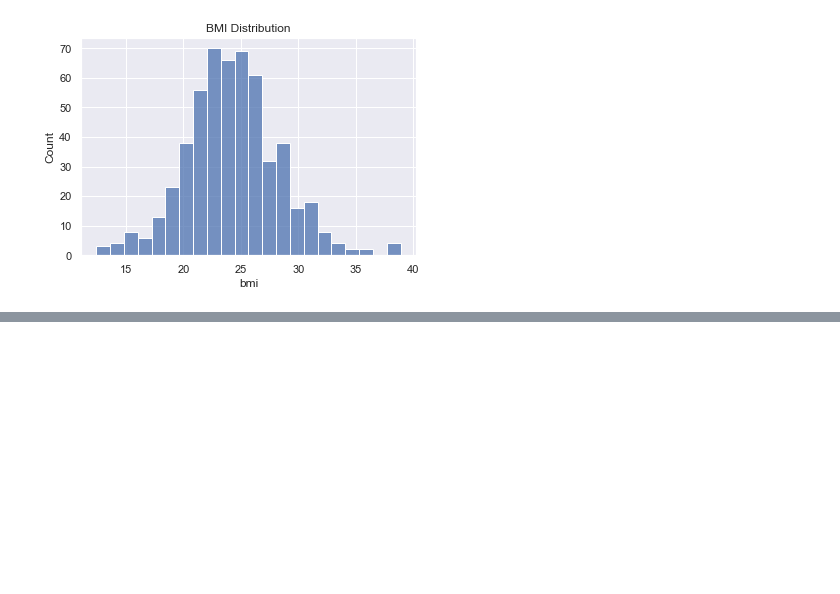
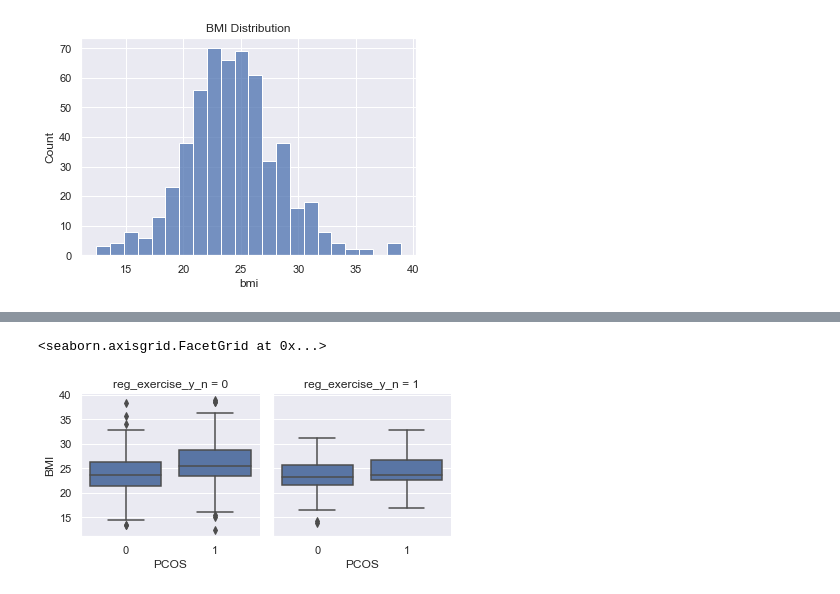
Before and after one commit to Nyairo4/PCOS, a Jupyter notebook: Pcos_Classification_Prediction.ipynb, the cells around one changed output, grey strips where cells are left out. Saved outputs shown, nothing was run; the diff lists cells and outputs as text; code cells hidden in the pictures; blank space fills up the shorter version.

```diff
--- a/Pcos_Classification_Prediction.ipynb
+++ b/Pcos_Classification_Prediction.ipynb
@@ -282,0 +301,7 @@ sns.boxplot(data = lstly, x = "bmi", y = "pcos_y_n_x")
+# %%
+g2 = sns.FacetGrid(lstly, col = "reg_exercise_y_n",margin_titles=True)
+g2.map(sns.boxplot, "pcos_y_n_x", "bmi", order = [0,1])
+g2.set_axis_labels("PCOS", "BMI")
+# %% [output]
+<seaborn.axisgrid.FacetGrid at 0x...>
+[figure, added]
```
Also changed, not shown: parts of 20 cells of this notebook.
